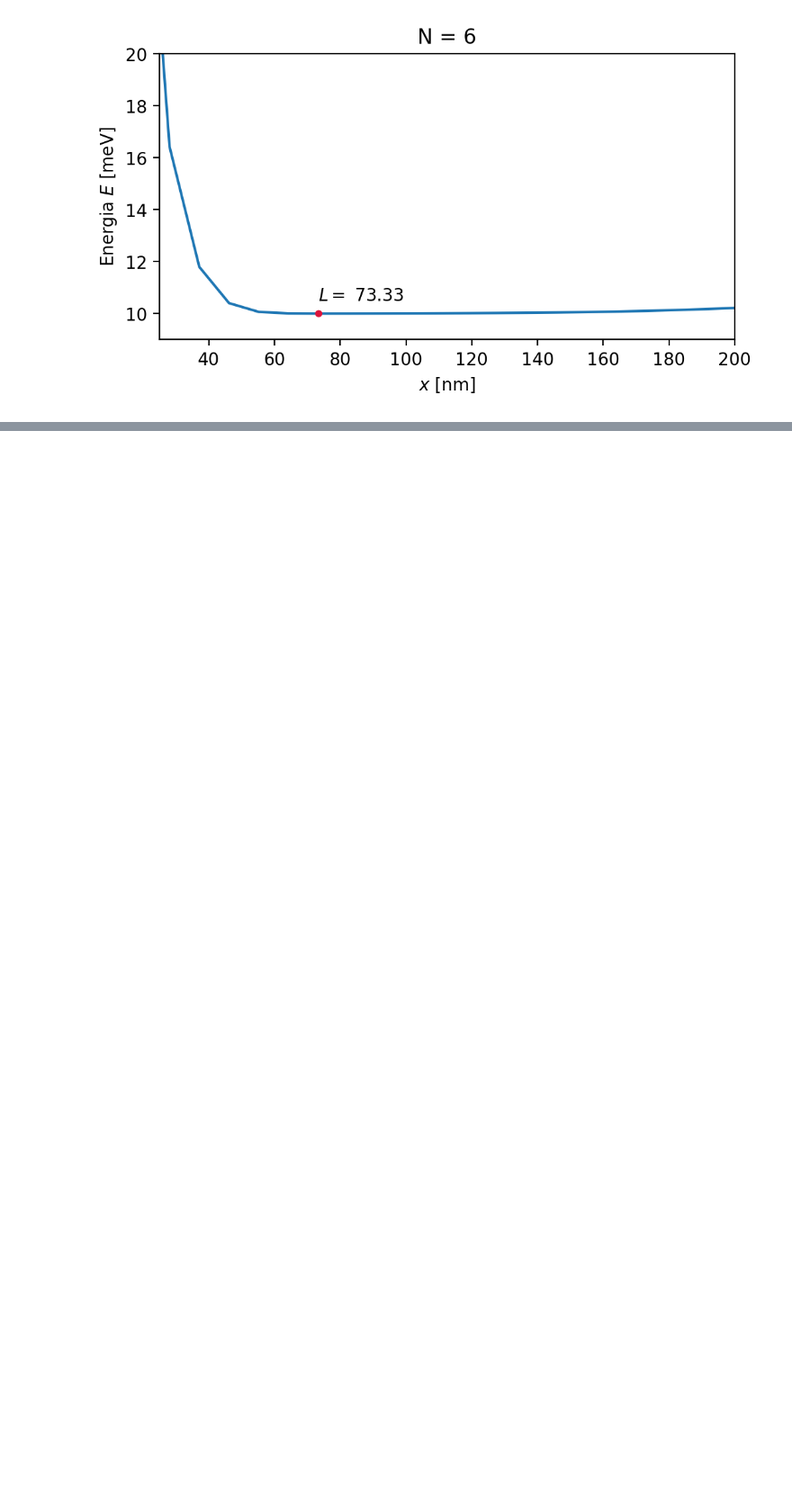
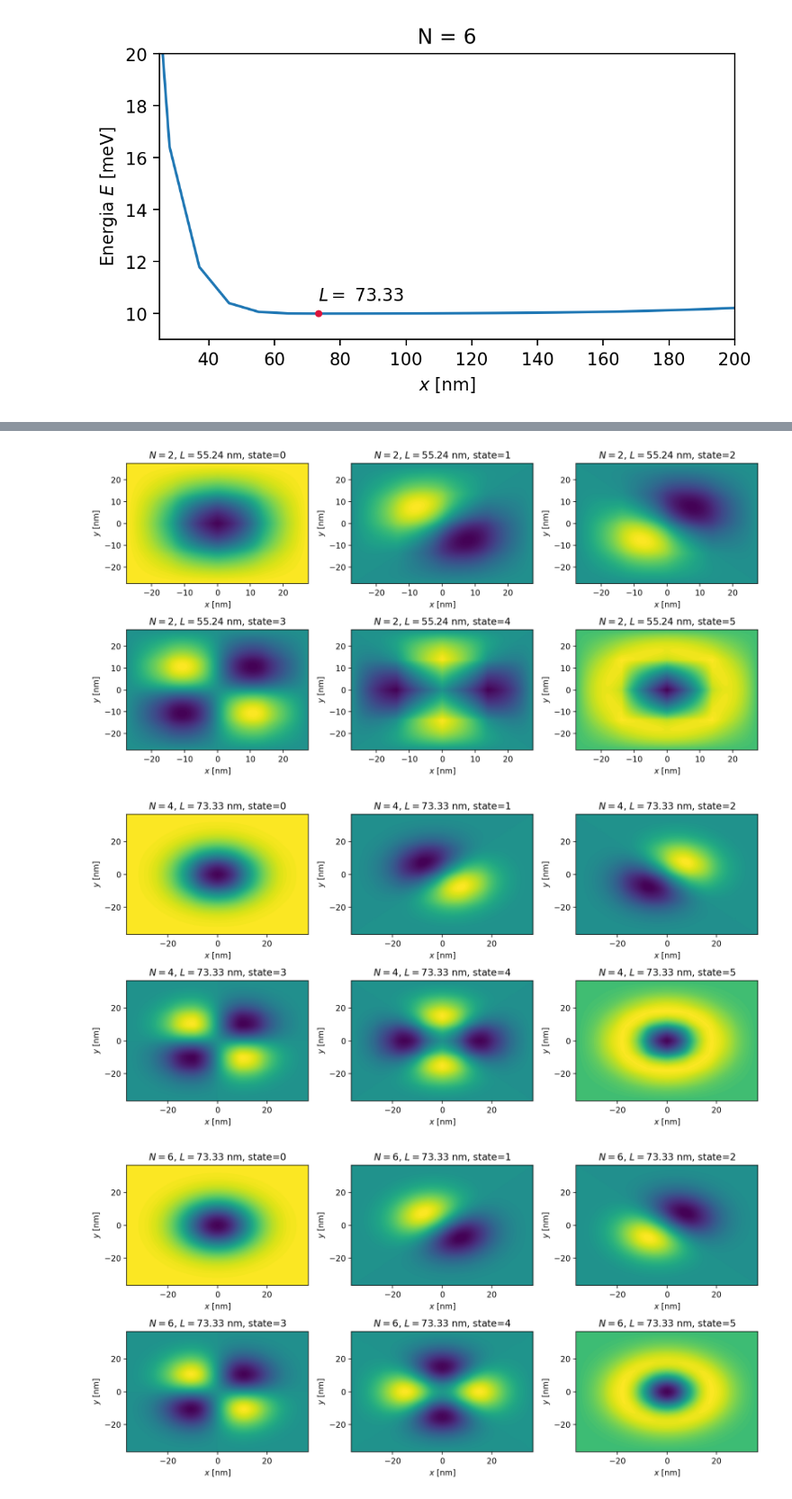
Before and after one commit to Grzyb33k/fem-harmonic-oscillator-2d, a Jupyter notebook: projekt.ipynb, the cells around one changed output, grey strips where cells are left out. Shown at 90% size. Saved outputs shown, nothing was run; the diff lists cells and outputs as text; code cells hidden in the pictures; blank space fills up the shorter version.

```diff
--- a/projekt.ipynb
+++ b/projekt.ipynb
@@ -168,0 +193,22 @@ sns.heatmap(z)
+# %%
+for N in [2, 4, 6]:
+    fig, axes = plt.subplots(2, 3, figsize=(12, 6), dpi=200)  # 2 wiersze, 3 kolumny
+    L = bestL[N]
+
+    for state in range(6):
+        row = state // 3
+        col = state % 3
+        ax = axes[row, col]
+
+        X, Y, Z = fun.plotState(results, N, L, state=state, resolution=20)
+        cont = ax.tricontourf(X, Y, Z, levels=100)
+        ax.set_xlabel('$x$ [nm]')
+        ax.set_ylabel('$y$ [nm]')
+        ax.set_title(f'$N={N}$, $L={L:.2f}$ nm, state={state}')
+
+    plt.tight_layout()
+    plt.show()
+# %% [output]
+[figure, added]
+[figure, added]
+[figure, added]
```
Also changed, not shown: parts of 9 cells of this notebook, 2 other files.
